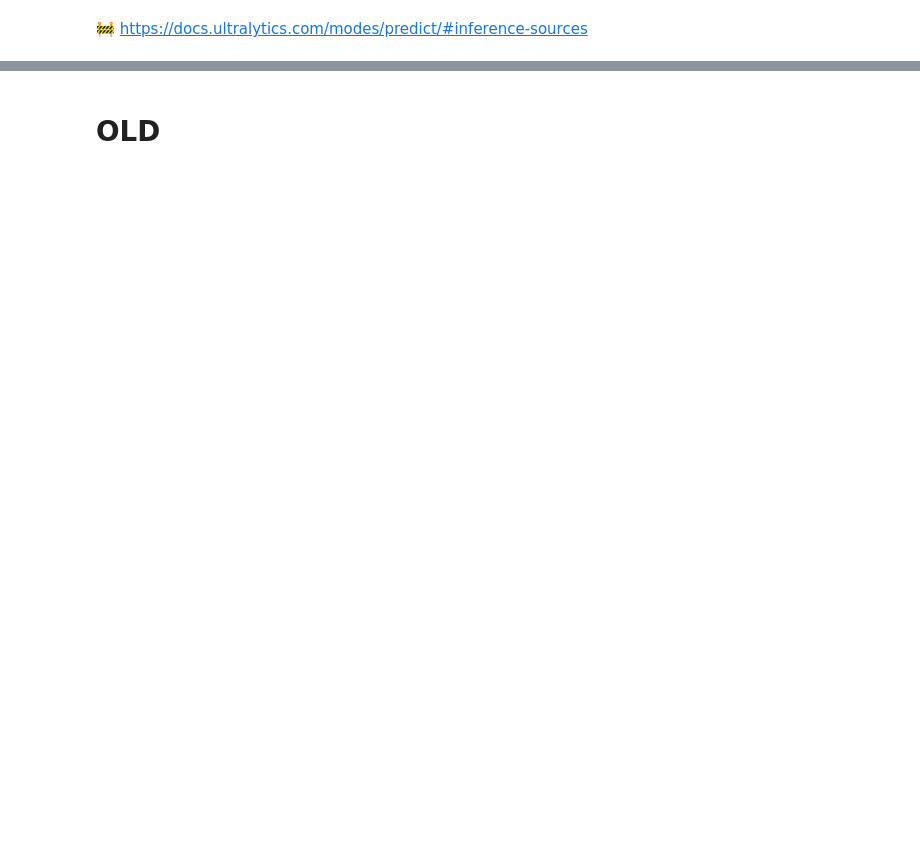
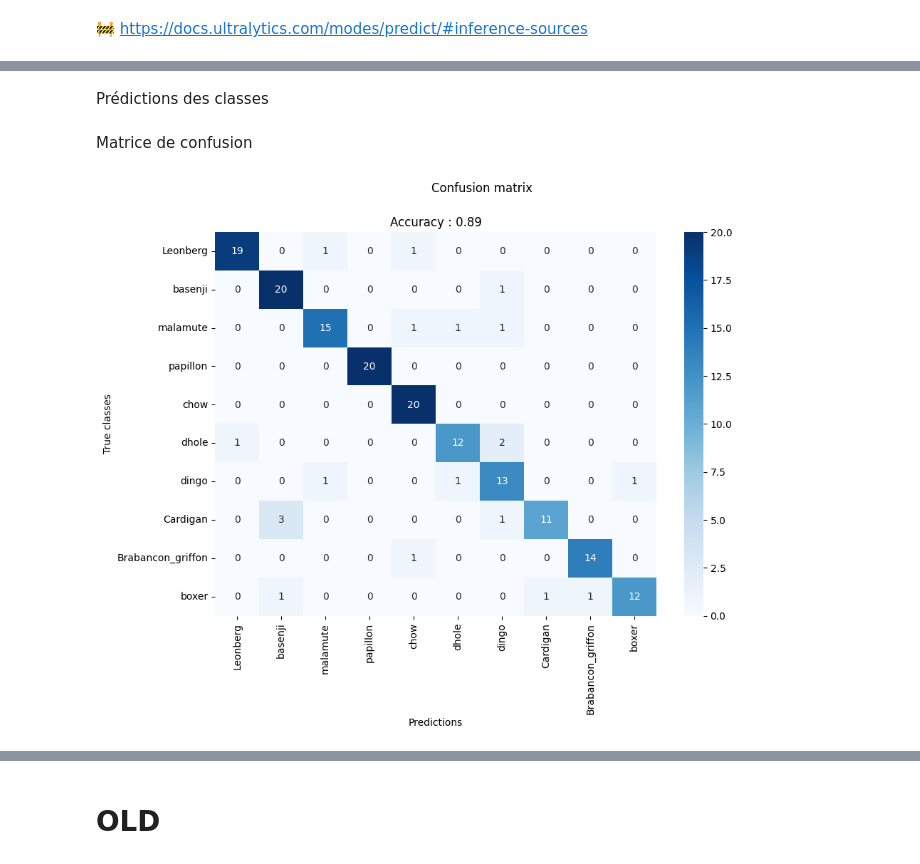
Before and after one commit to sycod/API-CViz_POC_seg-YOLOv8, a Jupyter notebook: 2_tech_test.ipynb, the cells around one changed output, grey strips where cells are left out. Cells and saved outputs as stored; diff of their text form; code cells hidden in the pictures; blank space fills up the shorter version.

Commit message:
model ok

```diff
--- a/2_tech_test.ipynb
+++ b/2_tech_test.ipynb
@@ -240,13 +240,10 @@ _ = test.apply(lambda x: copy_images(x, DATA_DIR, "test"), axis=1)
 # %% [markdown]
 🚧 expliquer
 # %%
-xp_name = 'yolov8_m3'
-# pt_model_uri = 'runs/yolov8_m_best.pt'
-pt_model_uri = 'yolov8m.pt' # original pre-trained
-input_size = 480
-# input_size = 224
-batch_size = 16
-# batch_size = 48
+xp_name = 'yolov8_s3'
+pt_model_uri = 'yolov8s.pt'
+input_size = 224
+batch_size = 48
 n_epochs = 200
 patience = 20
 # %% [markdown]
@@ -335,2 +342,19 @@ Entraînement 100 époques :
 # %%
 stop
+# %%
+test_model = "yolov8_m"
+inf_model = YOLO(f'runs/train/{test_model}/weights/best.pt')
+# %%
+test_imgs = list(test["img_uri"])
+test_lbls_enc = list(test["class_enc"])
+
+# inference
+inf_results = []
+
+predictions = inf_model.predict(
+    test_imgs,
+    save=False,
+    imgsz=input_size,
+    conf=0.1,  # minimal confidence
+    max_det=5,
+)
@@ -336,0 +379,19 @@ stop
+# %% [markdown]
+Prédictions des classes
+# %%
+import random
+
+pred_classes = []
+for i, pred in enumerate(predictions):
+    # random class if tensor is null
+    if len(pred) < 1:
+        pred_cls = random.choice(range(10))
+    else:
+        pred_cls = int(pred[0].boxes.cls[0].item())
+    pred_classes.append(pred_cls)
+# %% [markdown]
+Matrice de confusion
+# %%
+_ = plot_conf_mtx(test_lbls_enc, pred_classes, list(range(10)), CLASSES)
+# %% [output]
+[figure, added]
```
Also changed, not shown: parts of 17 cells of this notebook, 8 other files.
